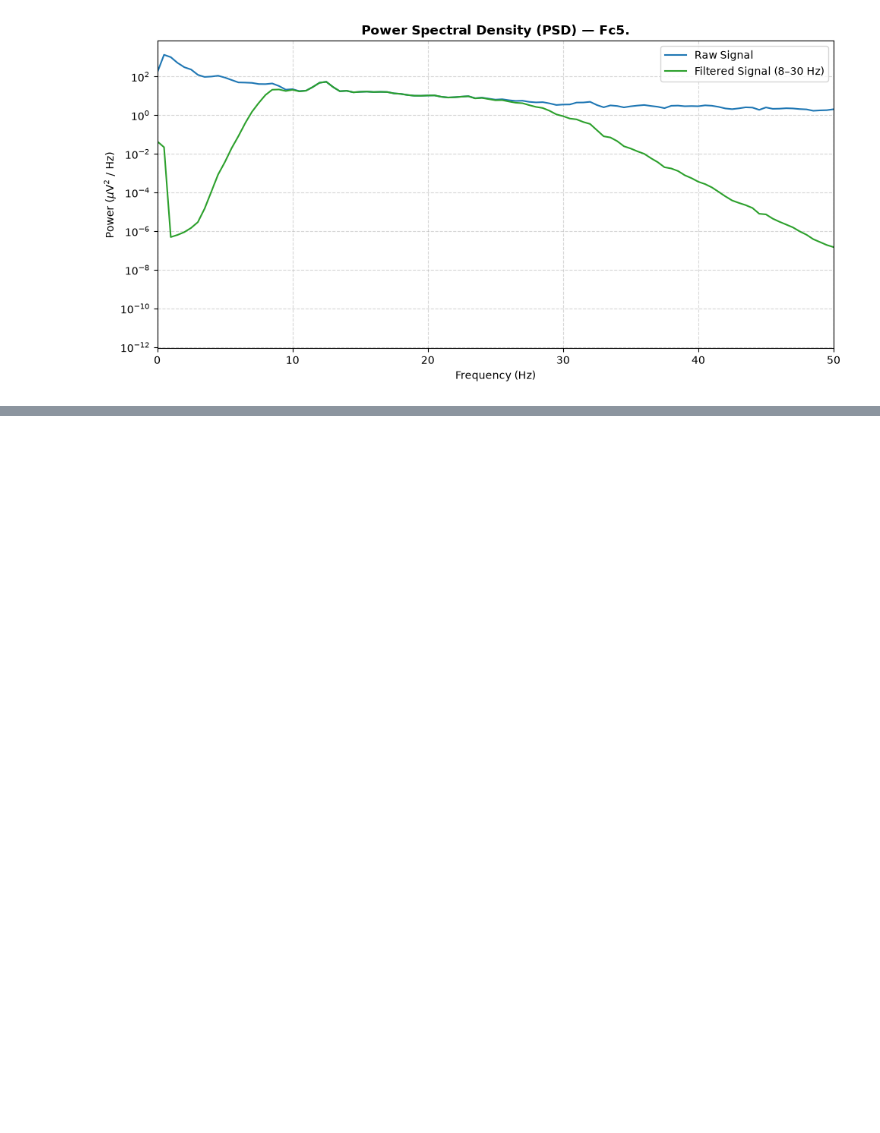
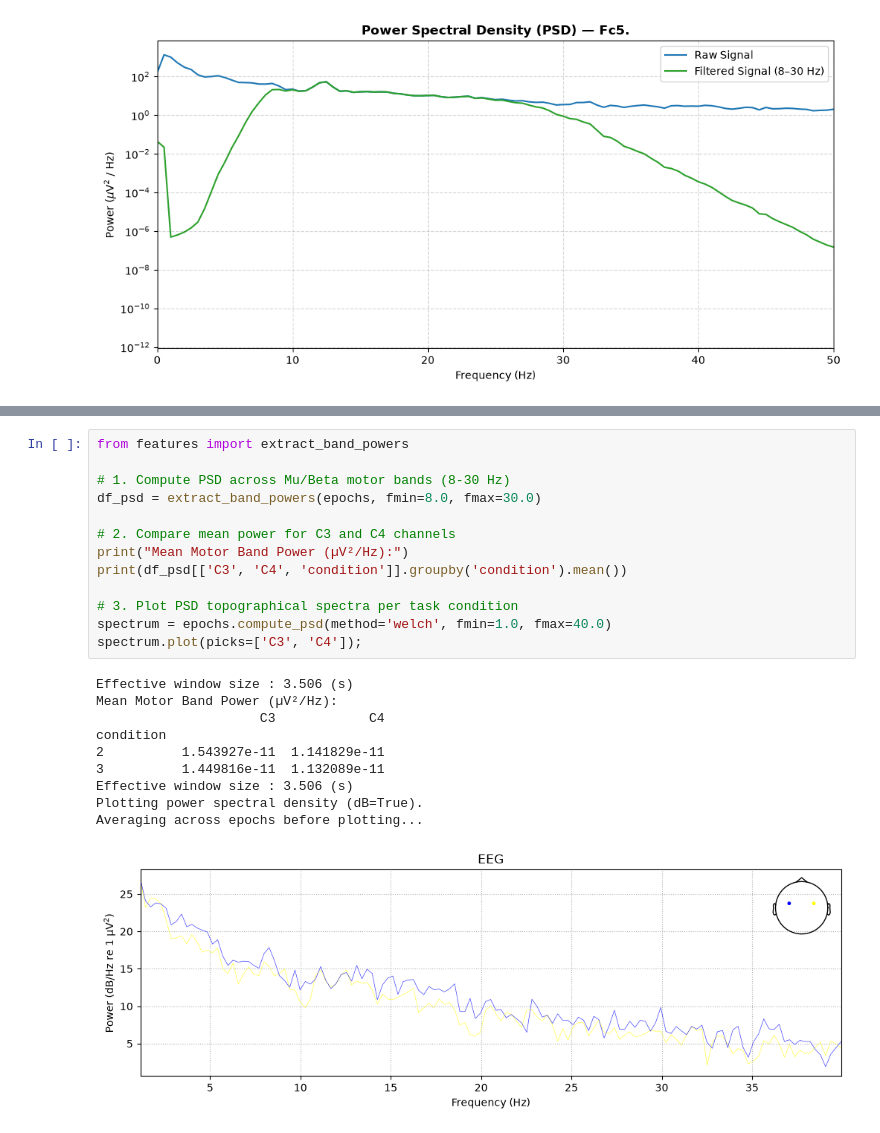
Before and after one commit to schaumenstattstressen/eeg-lfp-signal-pipeline, a Jupyter notebook: pipeline_demo.ipynb, the cells around one changed output, grey strips where cells are left out. Saved outputs shown, nothing was run; the diff lists cells and outputs as text; blank space fills up the shorter version.

```diff
--- a/pipeline_demo.ipynb
+++ b/pipeline_demo.ipynb
@@ -200,0 +242,24 @@ Applying ICA to Raw instance
+# %%
+from features import extract_band_powers
+
+# 1. Compute PSD across Mu/Beta motor bands (8-30 Hz)
+df_psd = extract_band_powers(epochs, fmin=8.0, fmax=30.0)
+
+# 2. Compare mean power for C3 and C4 channels
+print("Mean Motor Band Power (µV²/Hz):")
+print(df_psd[['C3', 'C4', 'condition']].groupby('condition').mean())
+
+# 3. Plot PSD topographical spectra per task condition
+spectrum = epochs.compute_psd(method='welch', fmin=1.0, fmax=40.0)
+spectrum.plot(picks=['C3', 'C4']);
+# %% [output]
+Effective window size : 3.506 (s)
+Mean Motor Band Power (µV²/Hz):
+                     C3            C4
+condition
+2          1.543927e-11  1.141829e-11
+3          1.449816e-11  1.132089e-11
+Effective window size : 3.506 (s)
+Plotting power spectral density (dB=True).
+Averaging across epochs before plotting...
+[figure, added]
```
Also changed, not shown: parts of 4 cells of this notebook, 2 other files.
